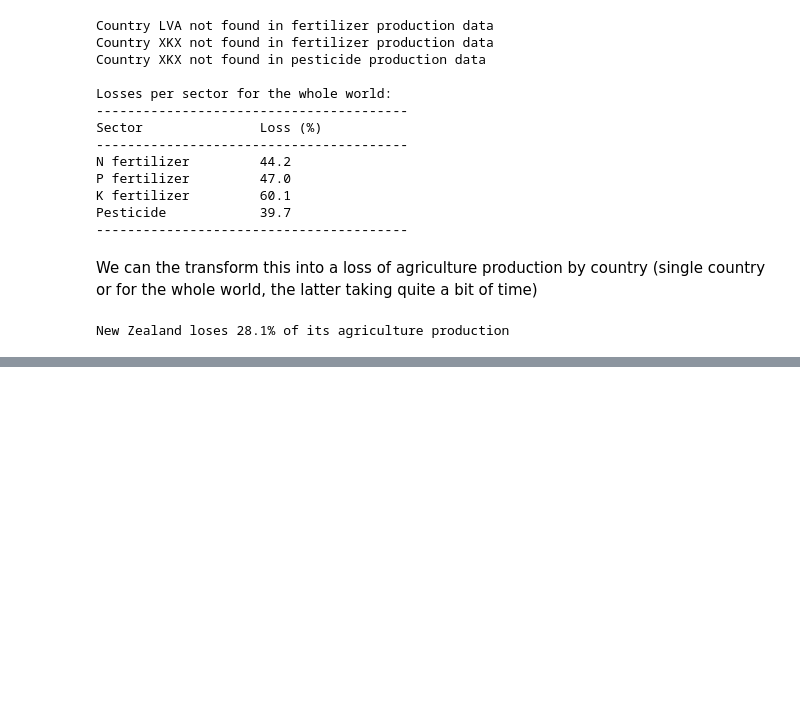
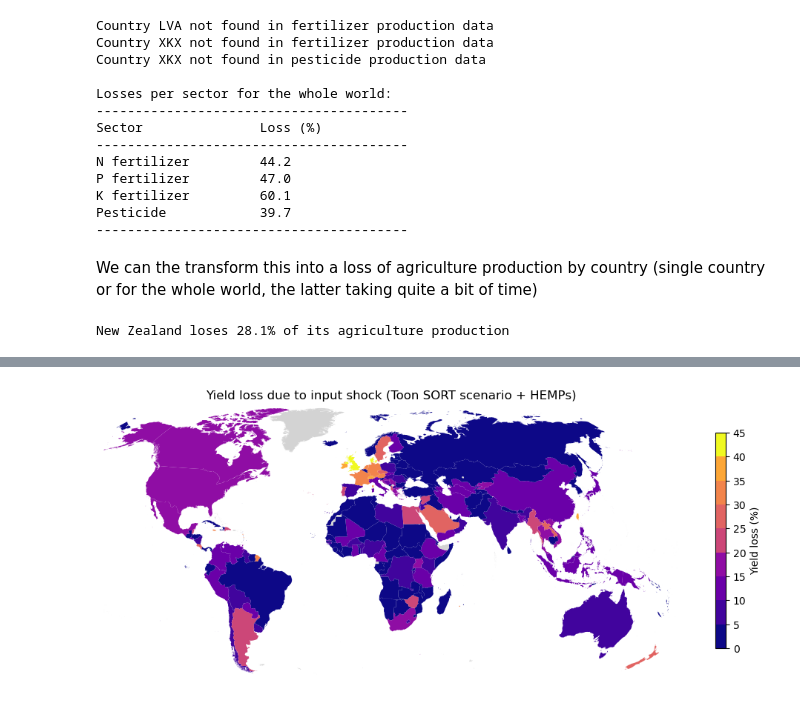
Before and after one commit to allfed/Population-Loss-NW, a Jupyter notebook: scripts/impact-of-loss-of-industry.ipynb, the cells around one changed output, grey strips where cells are left out. Saved outputs shown, nothing was run; the diff lists cells and outputs as text; code cells hidden in the pictures; blank space fills up the shorter version.

```diff
--- a/scripts/impact-of-loss-of-industry.ipynb
+++ b/scripts/impact-of-loss-of-industry.ipynb
@@ -92,0 +90,4 @@ KeyboardInterrupt:
+# %%
+plot_yield_loss_world_map(scenario_name="Toon SORT scenario + HEMPs")
+# %% [output]
+[figure, added]
```
Also changed, not shown: parts of 2 cells of this notebook, 5 other files.
